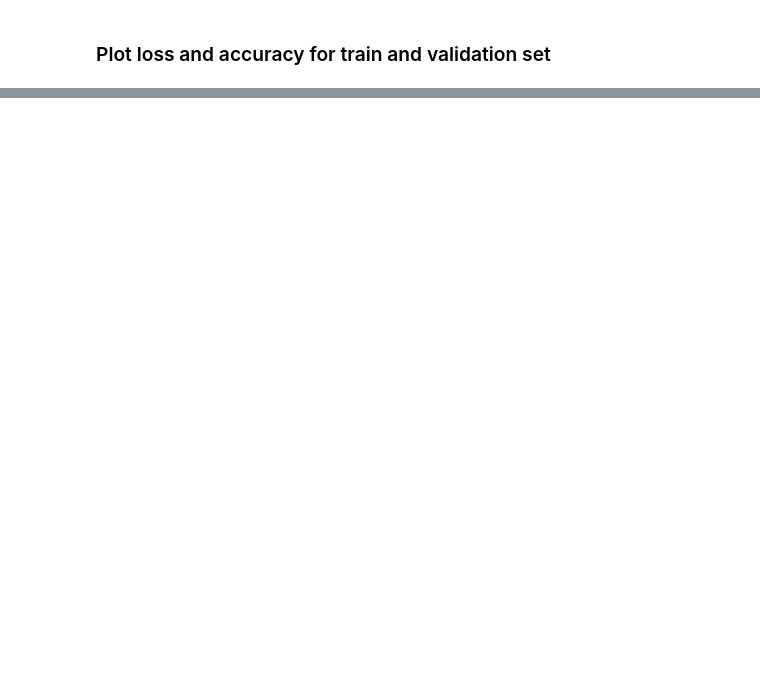
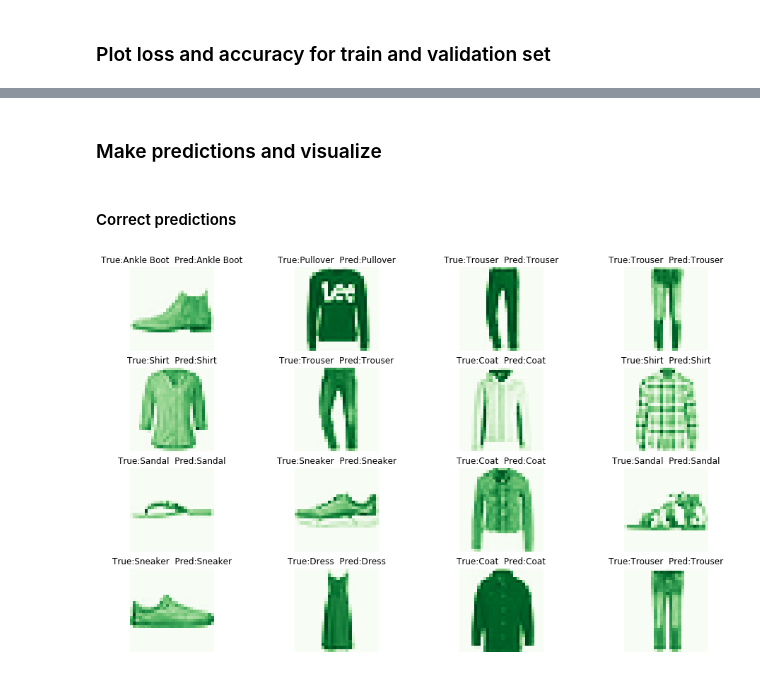
Before and after one commit to karnesh/fashion-MNIST, a Jupyter notebook: fashion_MNIST.ipynb, the cells around one changed output, grey strips where cells are left out. Drawn from its saved outputs; the diff is of its cells as text; code cells hidden in the pictures; blank space fills up the shorter version.

```diff
--- a/fashion_MNIST.ipynb
+++ b/fashion_MNIST.ipynb
@@ -214,3 +214,26 @@ plot_accuracy_and_loss(train_model)
 This is the format of your plot grid:
 [ (1,1) x1,y1 ]  [ (1,2) x2,y2 ]
 [interactive output not drawn]
+# %% [markdown]
+### Make predictions and visualize
+# %%
+predictions = model.predict_classes(X_test)
+# %%
+correct = np.nonzero(predictions==test_labels)[0]
+incorrect = np.nonzero(predictions!=test_labels)[0]
+# %%
+def plot_images(data_index,cmap="Blues"):
+    # Plot the sample images now
+    f, ax = plt.subplots(4,4, figsize=(16,10))
+
+    for i, indx in enumerate(data_index[:16]):
+        ax[i//4, i%4].imshow(test_images[indx], cmap=cmap)
+        ax[i//4, i%4].axis('off')
+        ax[i//4, i%4].set_title("True:{}  Pred:{}".format(labels[test_labels[indx]],labels[predictions[indx]]))
+    plt.show()
+# %% [markdown]
+#### Correct predictions
+# %%
+plot_images(correct, "Greens")
+# %% [output]
+[figure, added]
```
Also changed, not shown: parts of 4 cells of this notebook.
